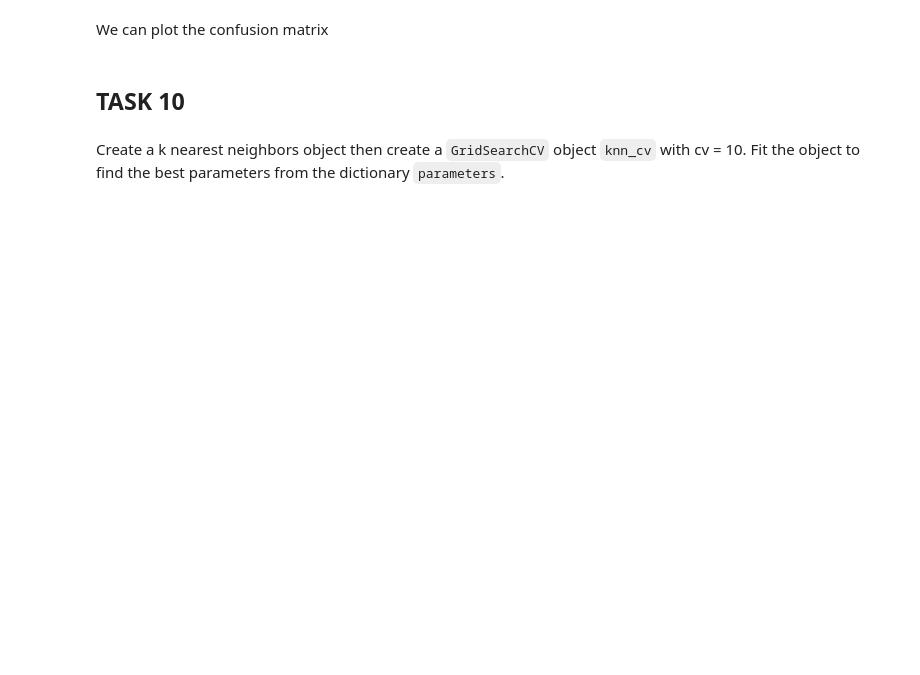
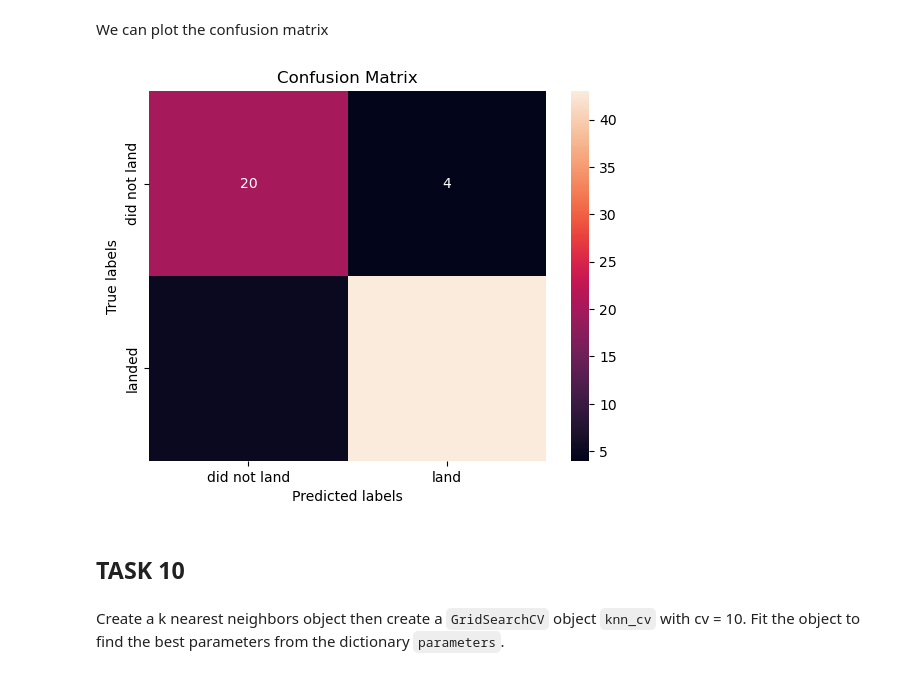
Before and after one commit to Riitzer/Data-Scientist-Course, a Jupyter notebook: SpaceX Machine Learning Prediction.ipynb, the cells around one changed output. Cells and saved outputs as stored; diff of their text form; code cells hidden in the pictures; blank space fills up the shorter version.

```diff
--- a/SpaceX Machine Learning Prediction.ipynb
+++ b/SpaceX Machine Learning Prediction.ipynb
@@ -296,8 +309,10 @@ tree_cv.score(X_test, Y_test)
 # %% [markdown]
 We can plot the confusion matrix
 # %%
-yhat = tree_cv.predict(X_test)
-plot_confusion_matrix(Y_test,yhat)
+yhat = tree_cv.predict(X_train)
+plot_confusion_matrix(Y_train,yhat)
+# %% [output]
+[figure, added]
 # %% [markdown]
 ## TASK  10
 # %% [markdown]
```
Also changed, not shown: parts of 9 cells of this notebook.
